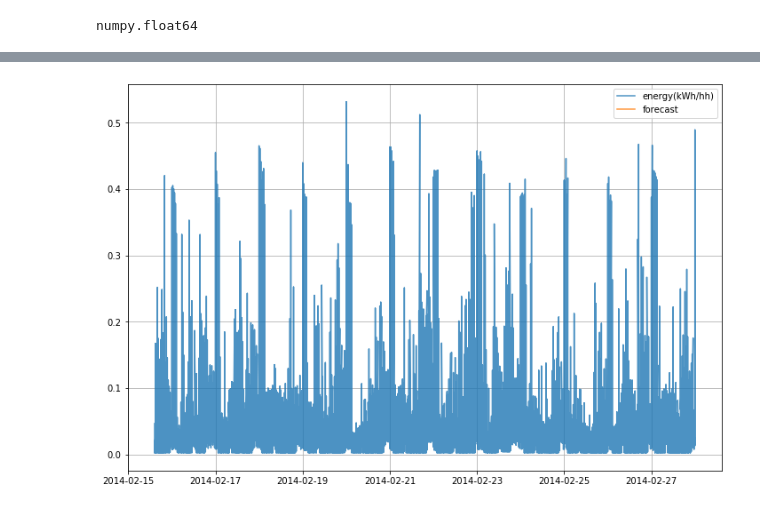
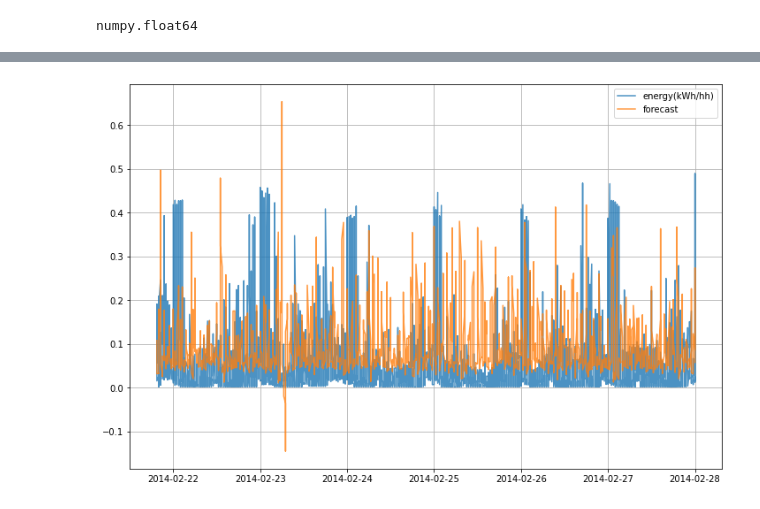
Before and after one commit to SindreMohr/Bachelor_thesis, a Jupyter notebook: LSTM model.ipynb, the cells around one changed output, grey strips where cells are left out. Saved outputs shown, nothing was run; the diff lists cells and outputs as text; code cells hidden in the pictures.

```diff
--- a/LSTM model.ipynb
+++ b/LSTM model.ipynb
@@ -84,7 +88,7 @@ def create_X_Y(ts: list, lag: int) -> tuple:
 # Deep Learning (LSTM)
 
 # Defining the number of neurons in the LSTM layer
-n_layer = 50
+n_layer = 5
 
 # Defining how many lags will be used in the time series
 n_lag = 3
@@ -270,3 +286,6 @@ def find_household(identification):
 
 hh = find_household("MAC000150")
 hh.pop("LCLid")
+hh = hh.set_index("tstp")
+hh = hh.resample("H").sum()
+hh = hh.reset_index()
@@ -337,28 +343,23 @@ yhat = model.predict(X)
 # %%
 yhat = deep_learner.predict()
 # Constructing the forecast dataframe
 fc = df.tail(len(yhat)).copy()
 fc.reset_index(inplace=True)
 fc['forecast'] = yhat
 # Ploting the forecasts
 plt.figure(figsize=(12, 8))
 for dtype in ['energy(kWh/hh)', 'forecast']:
   plt.plot(
     'tstp',
     dtype,
     data=fc,
     label=dtype,
-
-
-
-    hh
-    f
     alpha=0.8
   )
 plt.legend()
 plt.grid()
 # %% [output]
-[figure, old version]
+[figure, new version]
 # %%
 # Forecasting n steps ahead
 
```
Also changed, not shown: parts of 7 cells of this notebook.
